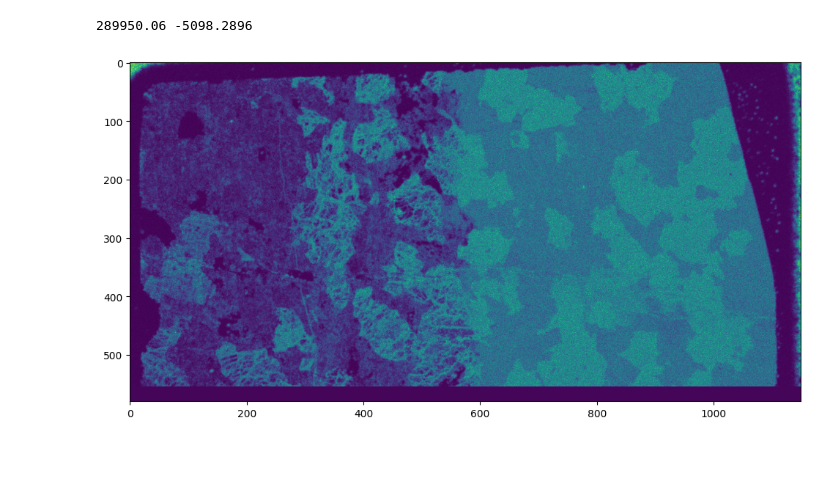
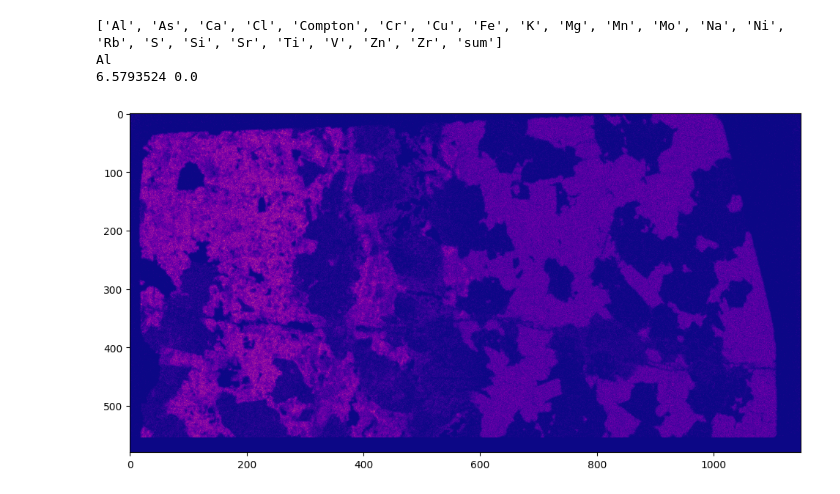
Before and after one commit to lachlanc61/ColourspecXFM, a Jupyter notebook: notebooks/geopixe_seg.ipynb, the cells around one changed output. Saved outputs shown, nothing was run; the diff lists cells and outputs as text; code cells hidden in the pictures; blank space fills up the shorter version.

```diff
--- a/notebooks/geopixe_seg.ipynb
+++ b/notebooks/geopixe_seg.ipynb
@@ -136,0 +68,34 @@ NameError: name 'IMGNAME' is not defined
+# %%
+"""
+for f in files:
+    im = Image.open(f)
+    img = np.array(im)
+"""
+
+wdir = os.path.join(BASEDIR, TIFDIR)
+
+files = [f for f in os.listdir(wdir) if f.endswith('.tiff')]
+
+elements, files = get_elements(files)
+
+filepaths = [os.path.join(wdir, file) for file in files ]
+
+#get file dimensions:
+
+im = Image.open(os.path.join(wdir, filepaths[0]))
+img = np.array(im)
+
+dims = img.shape
+
+maps=np.zeros((len(elements), dims[0], dims[1]), dtype=np.float32)
+
+i=0
+for f in filepaths:
+    im = Image.open(f)
+    img = np.array(im)
+    #replace all negative values with 0
+    img = np.where(img<0, 0, img)
+    maps[i,:,:]=img/100000
+    i+=1
+
+maps.shape
@@ -137,15 +106,21 @@ NameError: name 'IMGNAME' is not defined
 # %%
-img = np.array(im)
+IDX=0
 
+img = maps[IDX,:,:]
+
+print(elements)
+print(elements[IDX])
 print(np.max(img), np.min(img))
 
 fig = plt.figure(figsize=(12,6))
 
 ax = fig.add_subplot(111)
 
-display = ax.imshow(img, cmap='viridis')
+display = ax.imshow(img, cmap='plasma')
 
 plt.show()
 # %% [output]
-289950.06 -5098.2896
+['Al', 'As', 'Ca', 'Cl', 'Compton', 'Cr', 'Cu', 'Fe', 'K', 'Mg', 'Mn', 'Mo', 'Na', 'Ni', 'Rb', 'S', 'Si', 'Sr', 'Ti', 'V', 'Zn', 'Zr', 'sum']
+Al
+6.5793524 0.0
-[figure, old version]
+[figure, new version]
```
Also changed, not shown: parts of 6 cells of this notebook.
